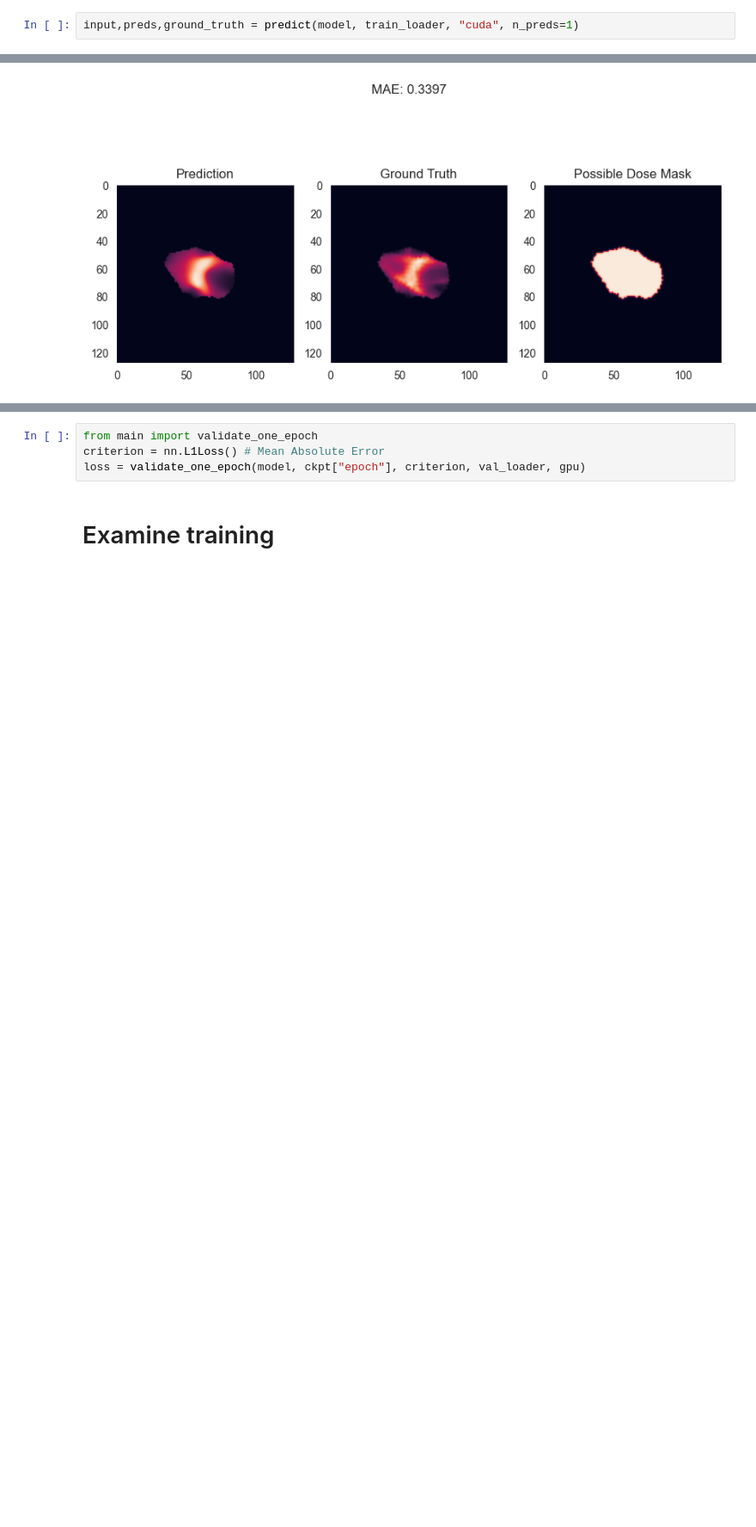
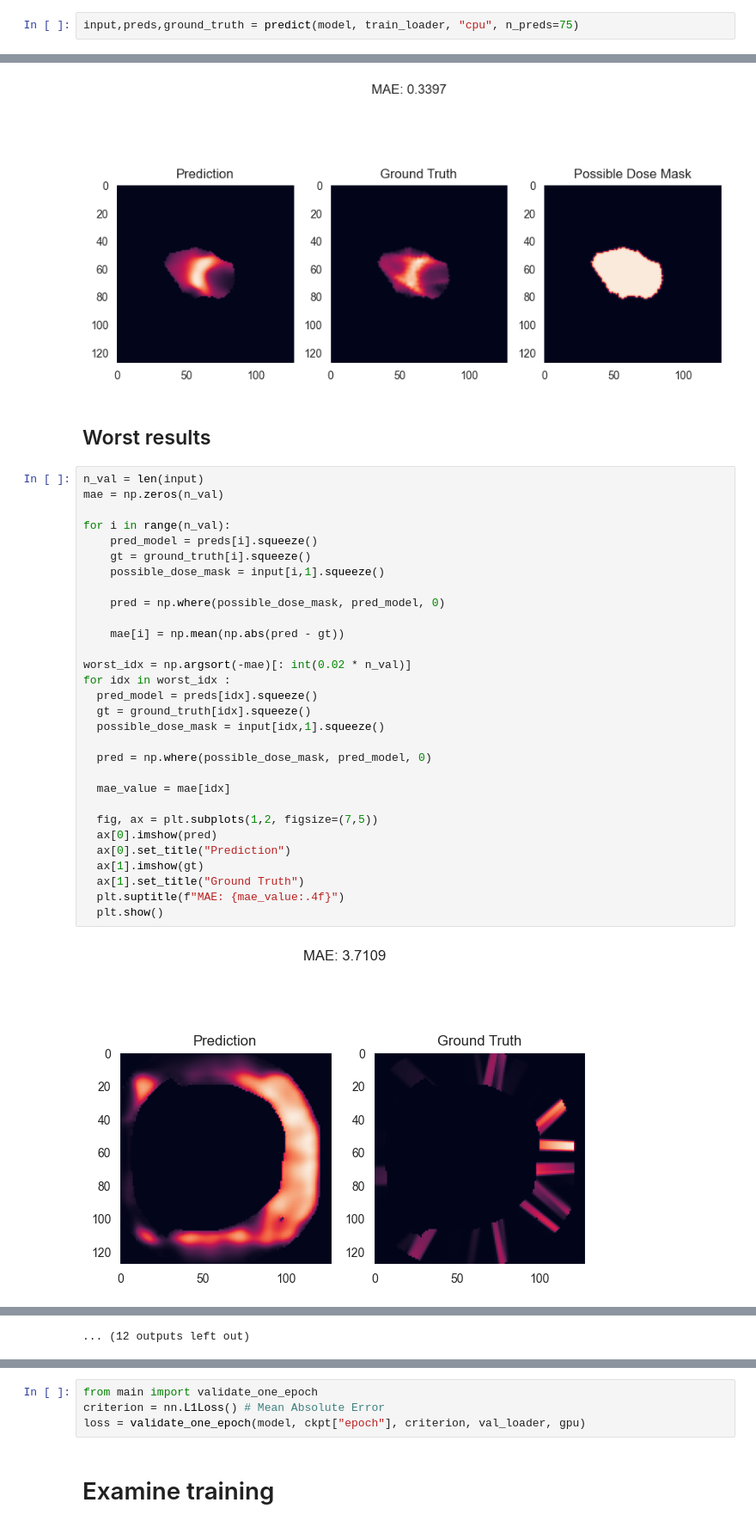
Before and after one commit to Theaublanchard/DLMI, a Jupyter notebook: Challenge/explore.ipynb, the cells around one changed output, grey strips where cells are left out. Shown at 86% size. Saved outputs shown, nothing was run; the diff lists cells and outputs as text; blank space fills up the shorter version.

```diff
--- a/Challenge/explore.ipynb
+++ b/Challenge/explore.ipynb
@@ -284,7 +284,7 @@ def predict(model, loader, device,n_preds=1):
 
     return input,preds, ground_truth
 # %%
-input,preds,ground_truth = predict(model, train_loader, "cuda", n_preds=1)
+input,preds,ground_truth = predict(model, train_loader, "cpu", n_preds=75)
 # %% [output]
 Done
 # %%
@@ -315,3 +315,37 @@ for i in rand_idx:
 [figure]
 [figure]
 [figure]
+# %% [markdown]
+## Worst results
+# %%
+n_val = len(input)
+mae = np.zeros(n_val)
+
+for i in range(n_val):
+    pred_model = preds[i].squeeze()
+    gt = ground_truth[i].squeeze()
+    possible_dose_mask = input[i,1].squeeze()
+
+    pred = np.where(possible_dose_mask, pred_model, 0)
+
+    mae[i] = np.mean(np.abs(pred - gt))
+
+worst_idx = np.argsort(-mae)[: int(0.02 * n_val)]
+for idx in worst_idx :
+  pred_model = preds[idx].squeeze()
+  gt = ground_truth[idx].squeeze()
+  possible_dose_mask = input[idx,1].squeeze()
+
+  pred = np.where(possible_dose_mask, pred_model, 0)
+
+  mae_value = mae[idx]
+
+  fig, ax = plt.subplots(1,2, figsize=(7,5))
+  ax[0].imshow(pred)
+  ax[0].set_title("Prediction")
+  ax[1].imshow(gt)
+  ax[1].set_title("Ground Truth")
+  plt.suptitle(f"MAE: {mae_value:.4f}")
+  plt.show()
+# %% [output]
+[figure, added]
@@ -317,0 +363 @@ for i in rand_idx:
+... (12 outputs left out)
```
Also changed, not shown: parts of 5 cells of this notebook.
